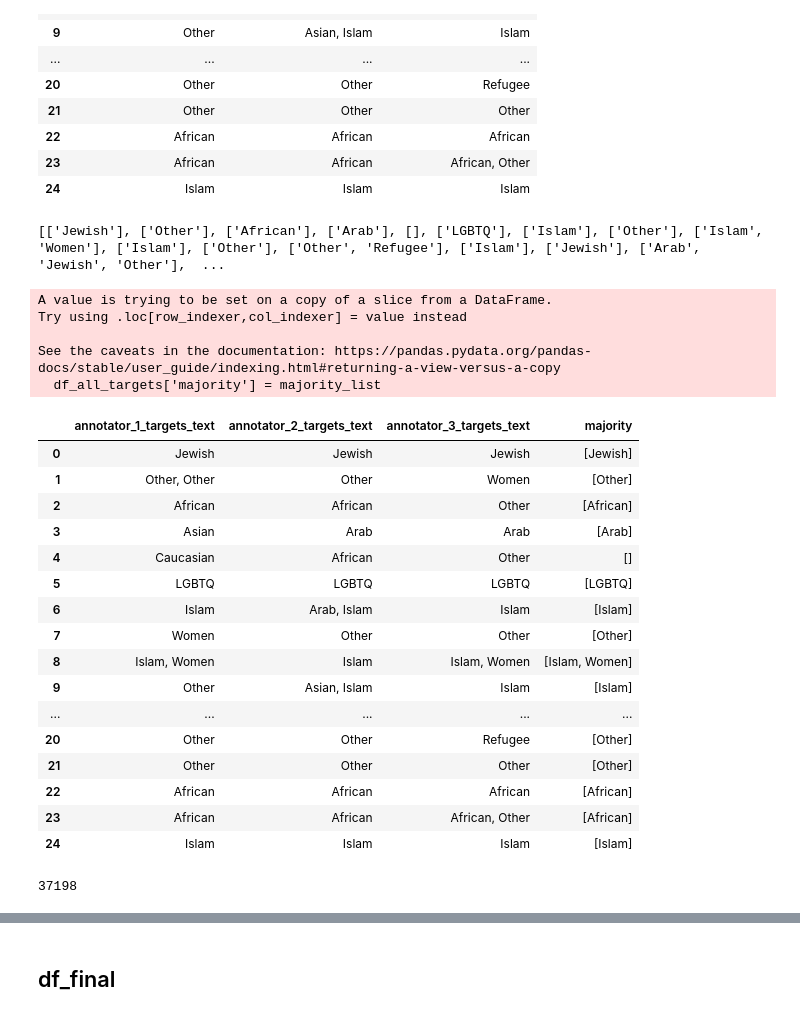
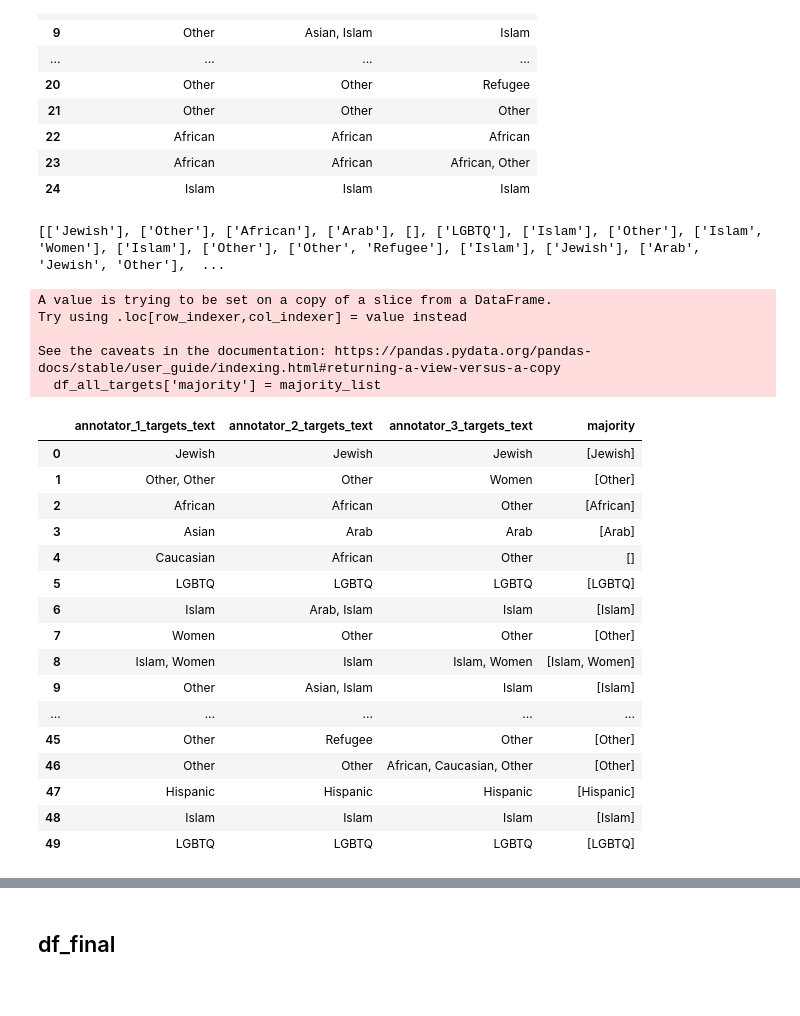
Before and after one commit to arielktran/HateSpeech, a Jupyter notebook: CSS206_project1_Ariel.ipynb, the cells around one changed output, grey strips where cells are left out. Saved outputs shown, nothing was run; the diff lists cells and outputs as text; code cells hidden in the pictures.

```diff
--- a/CSS206_project1_Ariel.ipynb
+++ b/CSS206_project1_Ariel.ipynb
@@ -333,41 +321,36 @@ for idx in range(len(df_all_targets)):
     for target in target_counts.items():
         if target[1] >= 2:
             morethan2_list.append(target[0])
 
     # print(morethan2_list)
     majority_list.append(morethan2_list) # add ", ".join(morethan2_list) to make them all strings instead
     # print(majority_list[idx])
 
 print(majority_list)
 
 df_all_targets['majority'] = majority_list
-df_all_targets.head(25)
+df_all_targets.head(50)
 # %% [output]
 [['Jewish'], ['Other'], ['African'], ['Arab'], [], ['LGBTQ'], ['Islam'], ['Other'], ['Islam', 'Women'], ['Islam'], ['Other'], ['Other', 'Refugee'], ['Islam'], ['Jewish'], ['Arab', 'Jewish', 'Other'],  ...
 A value is trying to be set on a copy of a slice from a DataFrame.
 Try using .loc[row_indexer,col_indexer] = value instead
 
 See the caveats in the documentation: https://pandas.pydata.org/pandas-docs/stable/user_guide/indexing.html#returning-a-view-versus-a-copy
   df_all_targets['majority'] = majority_list
 |  | annotator_1_targets_text | annotator_2_targets_text | annotator_3_targets_text | majority |
 | 0 | Jewish | Jewish | Jewish | [Jewish] |
 | 1 | Other, Other | Other | Women | [Other] |
 | 2 | African | African | Other | [African] |
 | 3 | Asian | Arab | Arab | [Arab] |
 | 4 | Caucasian | African | Other | [] |
 | 5 | LGBTQ | LGBTQ | LGBTQ | [LGBTQ] |
 | 6 | Islam | Arab, Islam | Islam | [Islam] |
 | 7 | Women | Other | Other | [Other] |
 | 8 | Islam, Women | Islam | Islam, Women | [Islam, Women] |
 | 9 | Other | Asian, Islam | Islam | [Islam] |
 | ... | ... | ... | ... | ... |
-| 20 | Other | Other | Refugee | [Other] |
-| 21 | Other | Other | Other | [Other] |
-| 22 | African | African | African | [African] |
-| 23 | African | African | African, Other | [African] |
-| 24 | Islam | Islam | Islam | [Islam] |
+| 45 | Other | Refugee | Other | [Other] |
+| 46 | Other | Other | African, Caucasian, Other | [Other] |
+| 47 | Hispanic | Hispanic | Hispanic | [Hispanic] |
+| 48 | Islam | Islam | Islam | [Islam] |
+| 49 | LGBTQ | LGBTQ | LGBTQ | [LGBTQ] |
-# %%
-list_target_majority = pd.Series(df_all_targets['majority']).to_list()
-len(list_target)
-# %% [output]
-37198
```
Also changed, not shown: parts of 14 cells of this notebook, 1 other file.
